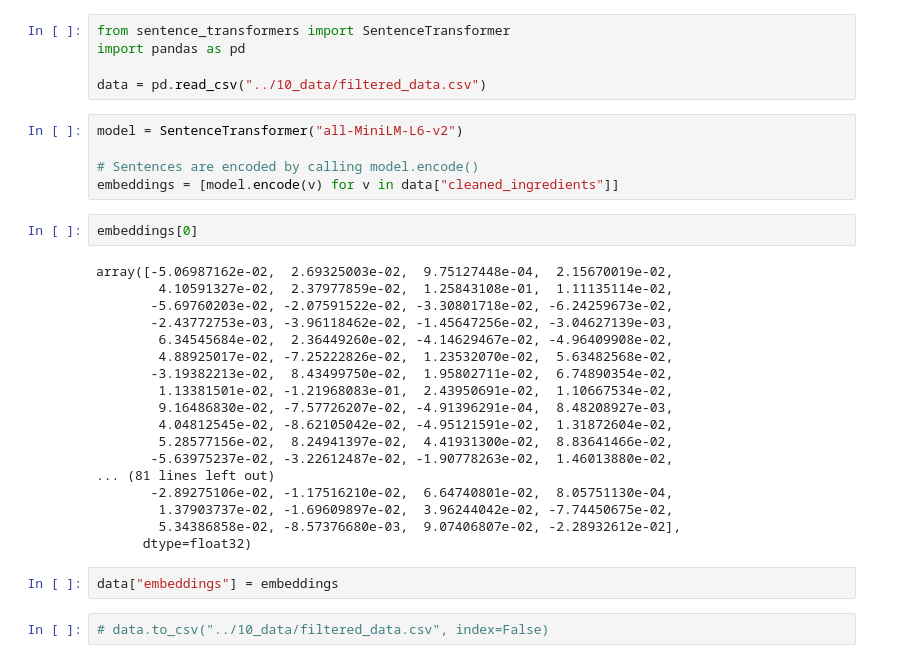
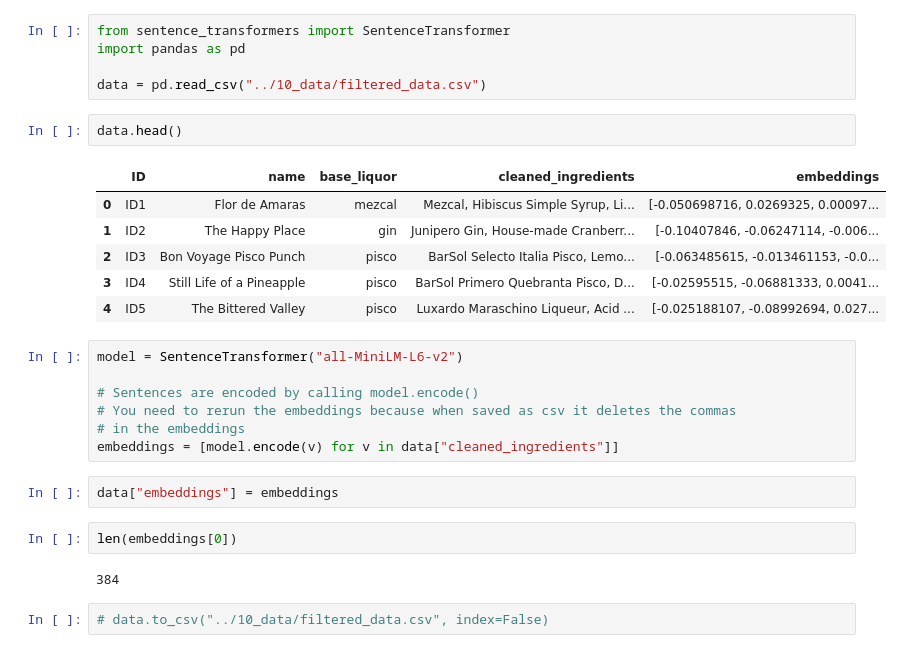
Before and after one commit to bugarin10/MIDS_MIX, a Jupyter notebook: 00_code/getting_ingredients_open_ai.ipynb, the cells around one changed output. Saved outputs shown, nothing was run; the diff lists cells and outputs as text.

```diff
--- a/00_code/getting_ingredients_open_ai.ipynb
+++ b/00_code/getting_ingredients_open_ai.ipynb
@@ -139,32 +153,27 @@ from sentence_transformers import SentenceTransformer
 import pandas as pd
 
 data = pd.read_csv("../10_data/filtered_data.csv")
+# %%
+data.head()
+# %% [output]
+|  | ID | name | base_liquor | cleaned_ingredients | embeddings |
+| 0 | ID1 | Flor de Amaras | mezcal | Mezcal, Hibiscus Simple Syrup, Li... | [-0.050698716, 0.0269325, 0.00097... |
+| 1 | ID2 | The Happy Place | gin | Junipero Gin, House-made Cranberr... | [-0.10407846, -0.06247114, -0.006... |
+| 2 | ID3 | Bon Voyage Pisco Punch | pisco | BarSol Selecto Italia Pisco, Lemo... | [-0.063485615, -0.013461153, -0.0... |
+| 3 | ID4 | Still Life of a Pineapple | pisco | BarSol Primero Quebranta Pisco, D... | [-0.02595515, -0.06881333, 0.0041... |
+| 4 | ID5 | The Bittered Valley | pisco | Luxardo Maraschino Liqueur, Acid ... | [-0.025188107, -0.08992694, 0.027... |
 # %%
 model = SentenceTransformer("all-MiniLM-L6-v2")
 
 # Sentences are encoded by calling model.encode()
+# You need to rerun the embeddings because when saved as csv it deletes the commas
+# in the embeddings
 embeddings = [model.encode(v) for v in data["cleaned_ingredients"]]
-# %%
-embeddings[0]
-# %% [output]
-array([-5.06987162e-02,  2.69325003e-02,  9.75127448e-04,  2.15670019e-02,
-        4.10591327e-02,  2.37977859e-02,  1.25843108e-01,  1.11135114e-02,
-       -5.69760203e-02, -2.07591522e-02, -3.30801718e-02, -6.24259673e-02,
-       -2.43772753e-03, -3.96118462e-02, -1.45647256e-02, -3.04627139e-03,
-        6.34545684e-02,  2.36449260e-02, -4.14629467e-02, -4.96409908e-02,
-        4.88925017e-02, -7.25222826e-02,  1.23532070e-02,  5.63482568e-02,
-       -3.19382213e-02,  8.43499750e-02,  1.95802711e-02,  6.74890354e-02,
-        1.13381501e-02, -1.21968083e-01,  2.43950691e-02,  1.10667534e-02,
-        9.16486830e-02, -7.57726207e-02, -4.91396291e-04,  8.48208927e-03,
-        4.04812545e-02, -8.62105042e-02, -4.95121591e-02,  1.31872604e-02,
-        5.28577156e-02,  8.24941397e-02,  4.41931300e-02,  8.83641466e-02,
-       -5.63975237e-02, -3.22612487e-02, -1.90778263e-02,  1.46013880e-02,
-... (81 lines left out)
-       -2.89275106e-02, -1.17516210e-02,  6.64740801e-02,  8.05751130e-04,
-        1.37903737e-02, -1.69609897e-02,  3.96244042e-02, -7.74450675e-02,
-        5.34386858e-02, -8.57376680e-03,  9.07406807e-02, -2.28932612e-02],
-      dtype=float32)
 # %%
 data["embeddings"] = embeddings
+# %%
+len(embeddings[0])
+# %% [output]
+384
 # %%
 # data.to_csv("../10_data/filtered_data.csv", index=False)
```
Also changed, not shown: parts of 12 cells of this notebook, 5 other files.
